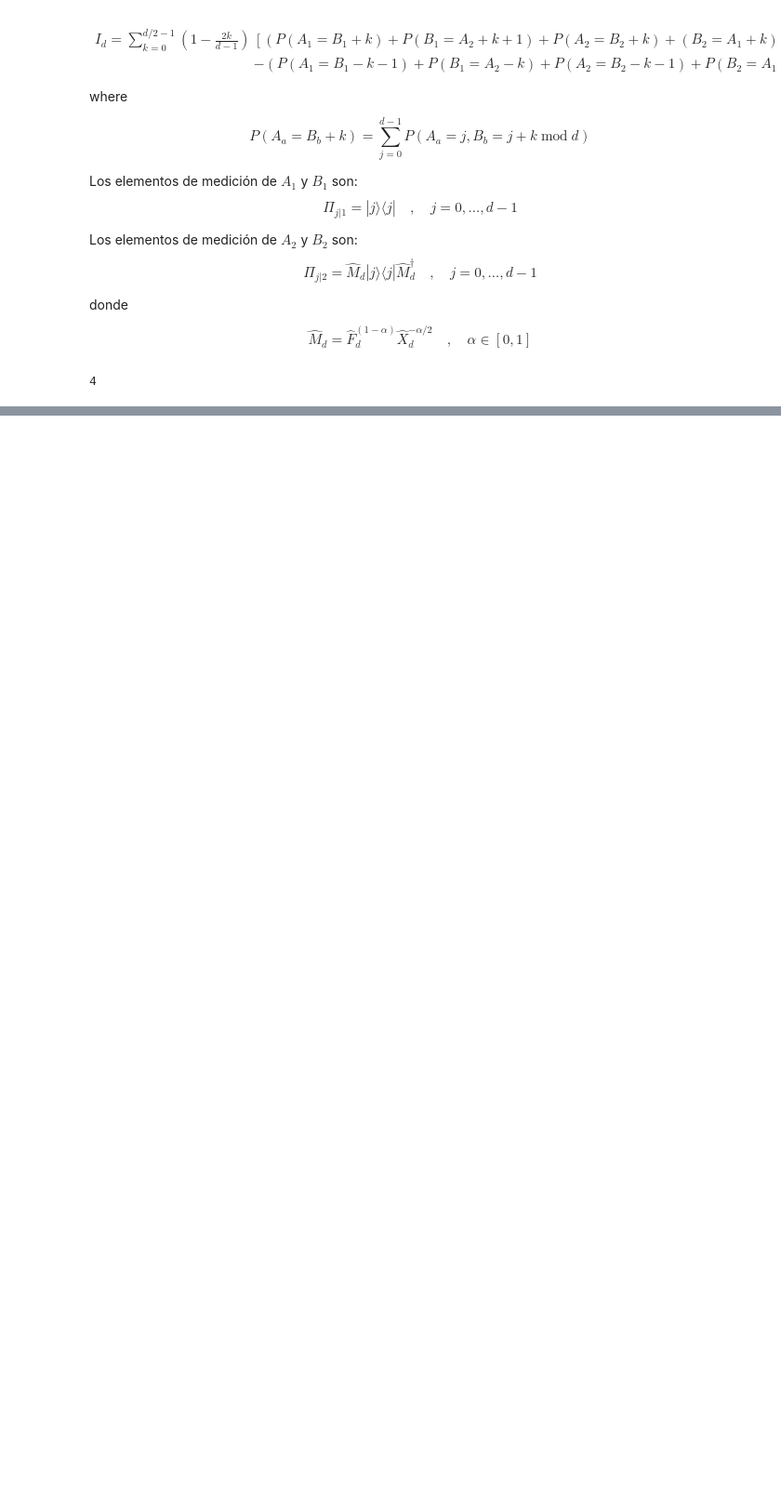
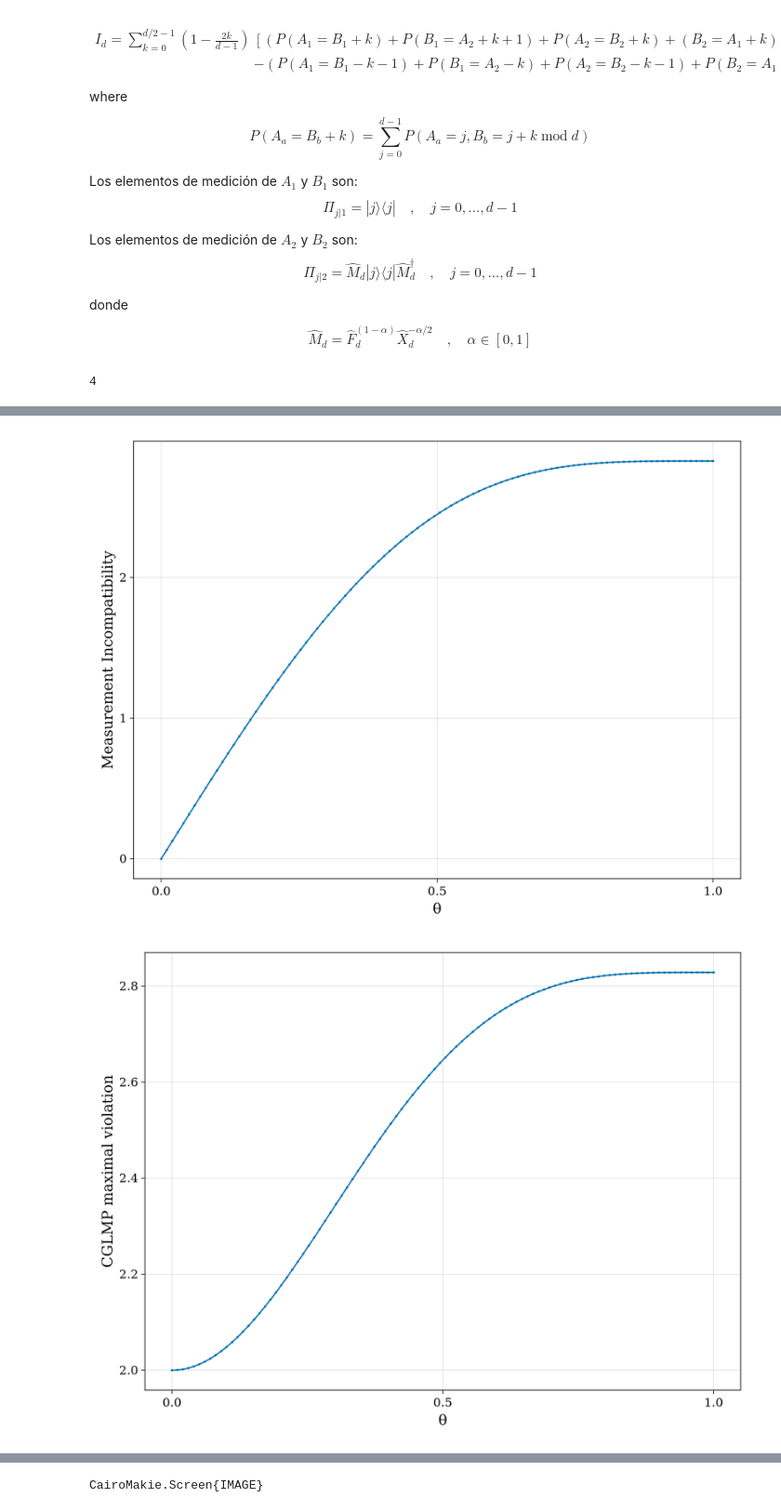
Before and after one commit to JuanSeguraUNAL/SDP_in_QI, a Jupyter notebook: CGLMP.ipynb, the cells around one changed output, grey strips where cells are left out. Shown at 93% size. Saved outputs shown, nothing was run; the diff lists cells and outputs as text; code cells hidden in the pictures; blank space fills up the shorter version.

```diff
--- a/CGLMP.ipynb
+++ b/CGLMP.ipynb
@@ -277,0 +383,34 @@ CairoMakie.Screen{PDF}
+# %%
+# Given an operator, return its projectors
+function Projectors(A::AbstractMatrix)
+    eigvec     = eigvecs(A)
+    projectors = [eigvec[:, i] * eigvec[:, i]' for i in 1:size(eigvec, 2)]
+    return projectors
+end
+
+# Weyl operator in dimension d and subindexes m and n
+function Weyl(d::Integer, m::Integer, n::Integer)
+    U = zeros(ComplexF64, d, d)
+
+    for i in 1:d
+        col = mod(i-1 - n, d) + 1
+        U[i, col] = exp(2π * im * m * (i-1) / d)
+    end
+
+    return U
+end
+
+# Return the measurement {F^θ|i⟩}
+function Fθ_measurement(d::Int, θ::Float64)
+    Zd   = Weyl(d, 1, 0)
+    comp = Projectors(Zd)
+
+    F       = F_operator(d)
+
+    E       = eigen(F)
+    V       = E.vectors
+    λ       = E.values
+    Fθ      = V * Diagonal(λ .^ θ) * V'
+
+    return [Fθ * P * Fθ' for P in comp]
+end
@@ -277,0 +502,6 @@ CairoMakie.Screen{PDF}
+# %%
+thetas, incomp, cglmp, entang = CGLMP_theta(2)
+plot_CGLMP_theta(thetas, incomp, cglmp, entang)
+# %% [output]
+[figure, added]
+[figure, added]
@@ -277,0 +509 @@ CairoMakie.Screen{PDF}
+CairoMakie.Screen{IMAGE}
```
Also changed, not shown: parts of 15 cells of this notebook, 3 other files.
